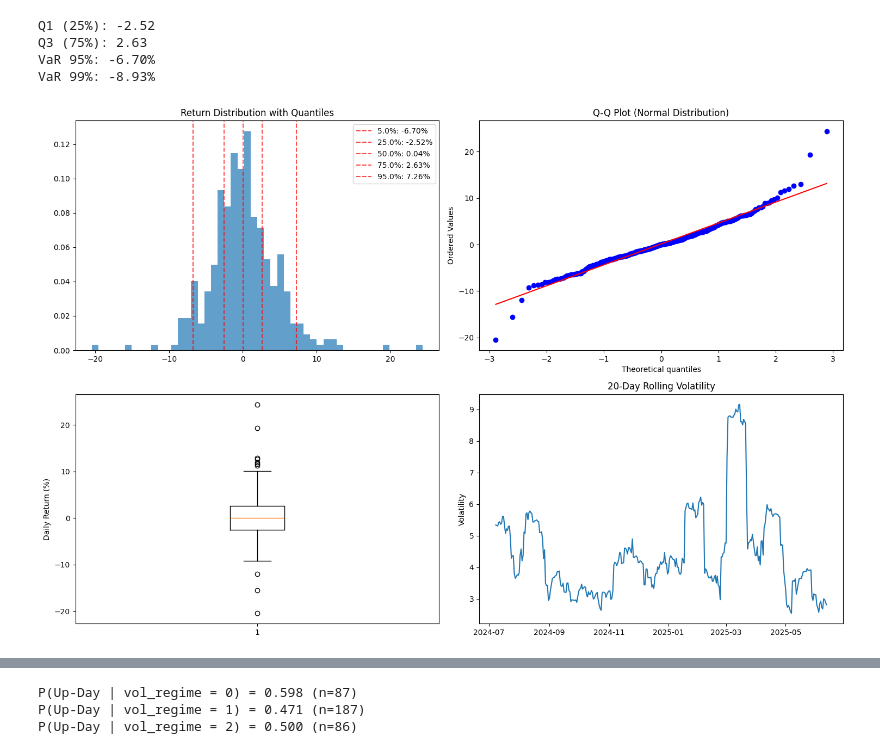
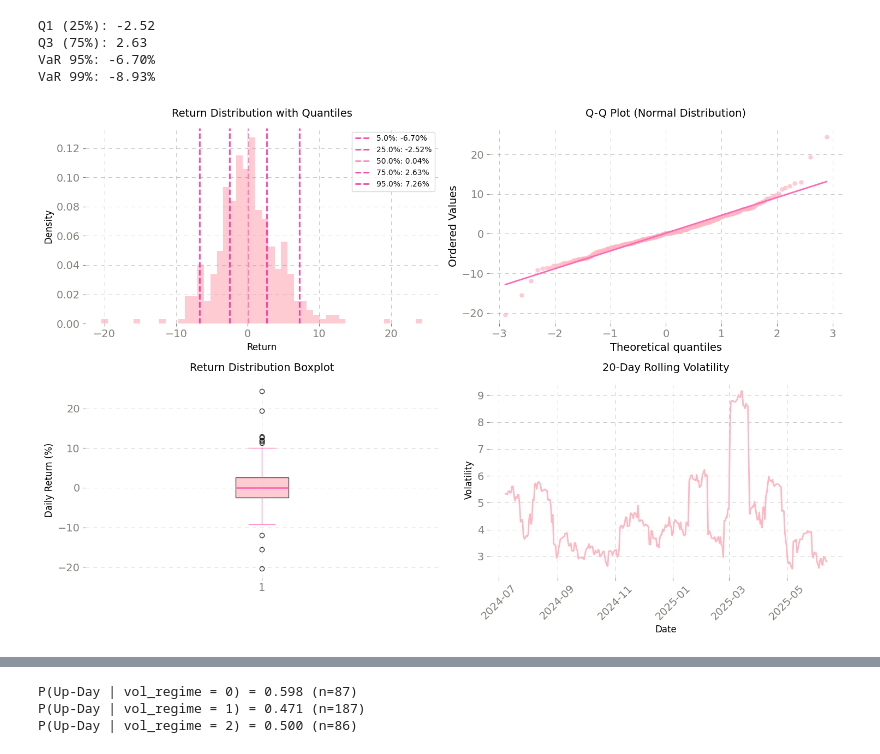
Before and after one commit to pynat/probabilistic_trading_strategies_solana, a Jupyter notebook: quant.ipynb, the cells around one changed output, grey strips where cells are left out. Cells and saved outputs as stored; diff of their text form; code cells hidden in the pictures.

```diff
--- a/quant.ipynb
+++ b/quant.ipynb
@@ -246,37 +246,80 @@ VaR 99%: -8.93%
 # strong outliers, suggesting momentum and mean-reversion opportunities
 # %%
 # visualization
-
 fig, axes = plt.subplots(2, 2, figsize=(15, 10))
 
+# Style settings
+rcParams['font.family'] = 'DejaVu Sans'
+rcParams['font.size'] = 12
+
 # histogram return
-axes[0,0].hist(df["return"].dropna(), bins=50, alpha=0.7, density=True)
-for q_val in [0.05, 0.25, 0.5, 0.75, 0.95]:
+axes[0,0].hist(df["return"].dropna(), bins=50, alpha=0.7, density=True,
+               color='#FFB6C1', edgecolor='none')
+for i, q_val in enumerate([0.05, 0.25, 0.5, 0.75, 0.95]):
+    color = '#FF69B4' if i == 2 else '#FF1493'  # Median hervorheben
     axes[0,0].axvline(df["return"].quantile(q_val),
-                      color='red', linestyle='--', alpha=0.7,
+                      color=color, linestyle='--', alpha=0.8, linewidth=2,
                       label=f'{q_val*100}%: {df["return"].quantile(q_val):.2f}%')
-axes[0,0].set_title("Return Distribution with Quantiles")
-axes[0,0].legend()
+axes[0,0].set_title("Return Distribution with Quantiles", fontsize=14, pad=15)
+axes[0,0].legend(fontsize=10)
+axes[0,0].set_xlabel("Return", fontsize=12)
+axes[0,0].set_ylabel("Density", fontsize=12)
 
 # q-q plot normal distribution
 stats.probplot(df["return"].dropna(), dist="norm", plot=axes[0,1])
-axes[0,1].set_title("Q-Q Plot (Normal Distribution)")
+axes[0,1].get_lines()[0].set_markerfacecolor('#FFB6C1')
+axes[0,1].get_lines()[0].set_markeredgecolor('none')
+axes[0,1].get_lines()[0].set_alpha(0.7)
+axes[0,1].get_lines()[1].set_color('#FF69B4')
+axes[0,1].get_lines()[1].set_linewidth(2)
+axes[0,1].set_title("Q-Q Plot (Normal Distribution)", fontsize=14, pad=15)
 
 # box plot
-axes[1,0].boxplot(df["return"].dropna())
-axes[1,0].set_ylabel("Daily Return (%)")
-axes[1,1].set_ylabel("Volatility (%)")
+bp = axes[1,0].boxplot(df["return"].dropna(), patch_artist=True)
+bp['boxes'][0].set_facecolor('#FFB6C1')
+bp['boxes'][0].set_alpha(0.7)
+bp['medians'][0].set_color('#FF69B4')
+bp['medians'][0].set_linewidth(2)
+for element in ['whiskers', 'fliers', 'caps']:
+    for item in bp[element]:
+        item.set_color('#FF69B4')
+        item.set_alpha(0.8)
+axes[1,0].set_ylabel("Daily Return (%)", fontsize=12)
+axes[1,0].set_title("Return Distribution Boxplot", fontsize=14, pad=15)
 
 # rolling volatility
 df["rolling_vol"] = df["return"].rolling(window=20).std()
-axes[1,1].plot(df.index, df["rolling_vol"])
-axes[1,1].set_title("20-Day Rolling Volatility")
-axes[1,1].set_ylabel("Volatility")
+axes[1,1].plot(df.index, df["rolling_vol"], color='#FFB6C1', linewidth=2)
+axes[1,1].set_title("20-Day Rolling Volatility", fontsize=14, pad=15)
+axes[1,1].set_ylabel("Volatility", fontsize=12)
+axes[1,1].set_xlabel("Date", fontsize=12)
+
+# Apply styling to all subplots
+for ax in axes.flatten():
+    # Remove spines
+    ax.spines['top'].set_visible(False)
+    ax.spines['right'].set_visible(False)
+    ax.spines['left'].set_visible(False)
+    ax.spines['bottom'].set_visible(False)
+
+    # Grid
+    ax.grid(True, color="gray", linestyle=(0, (10, 10)), linewidth=0.5, alpha=0.6)
+
+    # Tick colors
+    [t.set_color('#808079') for t in ax.yaxis.get_ticklabels()]
+    [t.set_color('#808079') for t in ax.xaxis.get_ticklabels()]
+
+    # Tick styling
+    ax.tick_params(axis="x", colors="#808079")
+    ax.tick_params(axis="y", colors="#808079")
+
+# Special handling for the last subplot (date axis)
+axes[1,1].tick_params(axis='x', rotation=45)
 
 plt.tight_layout()
 plt.show()
 # %% [output]
-[figure, old version]
+[figure, new version]
 # %%
 # key insights:
 
```
Also changed, not shown: parts of 23 cells of this notebook.
